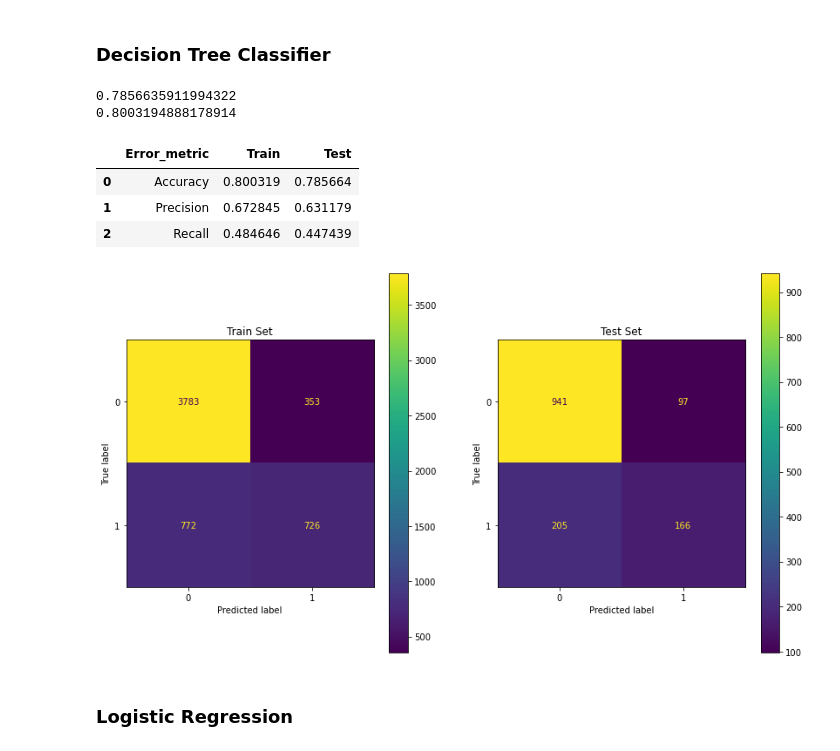
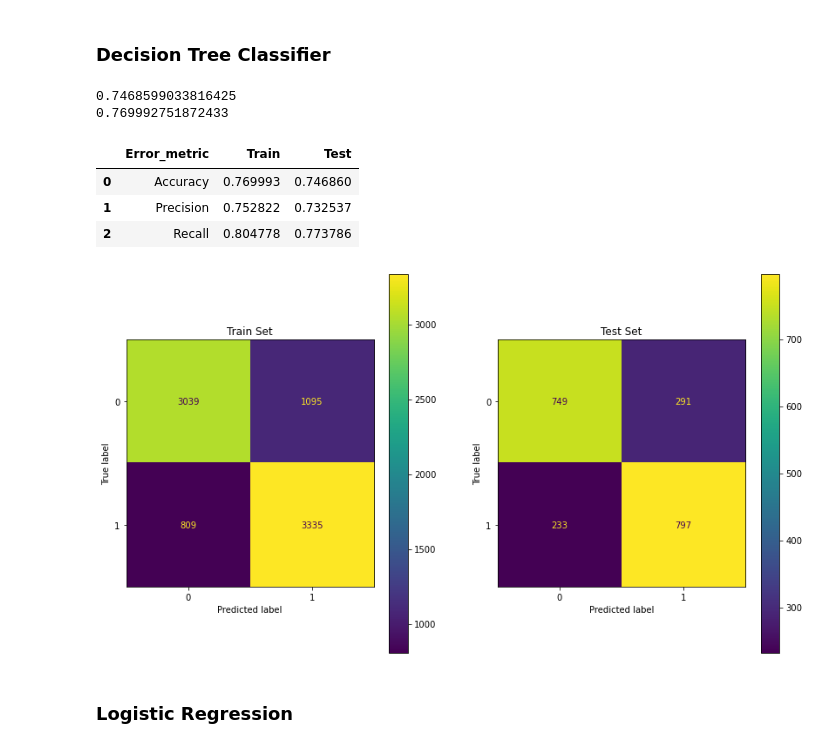
Before and after one commit to Iryna-Nesterenko/Ironhack_Labs, a Jupyter notebook: Machine_learning | K-fold cross validation.ipynb, the cells around one changed output. Cells and saved outputs as stored; diff of their text form; code cells hidden in the pictures.

```diff
--- a/Machine_learning | K-fold cross validation.ipynb
+++ b/Machine_learning | K-fold cross validation.ipynb
@@ -660,7 +660,7 @@ Name: Churn, dtype: int64
 ### Decision Tree Classifier
 # %%
 y = y_sm
-X = data.drop(['Churn'], axis=1)
+X = X_sm
 
 X_train, X_test, y_train, y_test = train_test_split(X, y, test_size=0.20)
 
@@ -671,39 +671,39 @@ print(model1.score(X_train, y_train))
 
 y_pred_train = model1.predict(X_train)
 y_pred_test = model1.predict(X_test)
 
 
 performance_df = pd.DataFrame({'Error_metric': ['Accuracy','Precision','Recall'],
                                'Train': [accuracy_score(y_train, y_pred_train),
                                          precision_score(y_train, y_pred_train),
                                          recall_score(y_train, y_pred_train)],
                                'Test': [accuracy_score(y_test, y_pred_test),
                                         precision_score(y_test, y_pred_test),
                                         recall_score(y_test, y_pred_test)]})
 
 display(performance_df)
 
 fig, ax = plt.subplots(1,2, figsize=(14,8))
 
 
 #print("Confusion matrix for the train set")
 #print(confusion_matrix(y_train,y_pred_train_dt).T)
 plot_confusion_matrix(model1,X_train,y_train,ax=ax[0], values_format = 'd')
 ax[0].title.set_text("Train Set")
 
 #print("Confusion matrix for the test set")
 
 #print(confusion_matrix(y_test,y_pred_test_dt).T)
 plot_confusion_matrix(model1,X_test,y_test,ax=ax[1],values_format = 'd')
 ax[1].title.set_text("Test Set")
 # %% [output]
-0.7856635911994322
-0.8003194888178914
+0.7468599033816425
+0.769992751872433
 |  | Error_metric | Train | Test |
-| 0 | Accuracy | 0.800319 | 0.785664 |
-| 1 | Precision | 0.672845 | 0.631179 |
-| 2 | Recall | 0.484646 | 0.447439 |
+| 0 | Accuracy | 0.769993 | 0.746860 |
+| 1 | Precision | 0.752822 | 0.732537 |
+| 2 | Recall | 0.804778 | 0.773786 |
-[figure, old version]
+[figure, new version]
 # %% [markdown]
 ### Logistic Regression
 # %%
```
Also changed, not shown: parts of 14 cells of this notebook, 1 other file.
